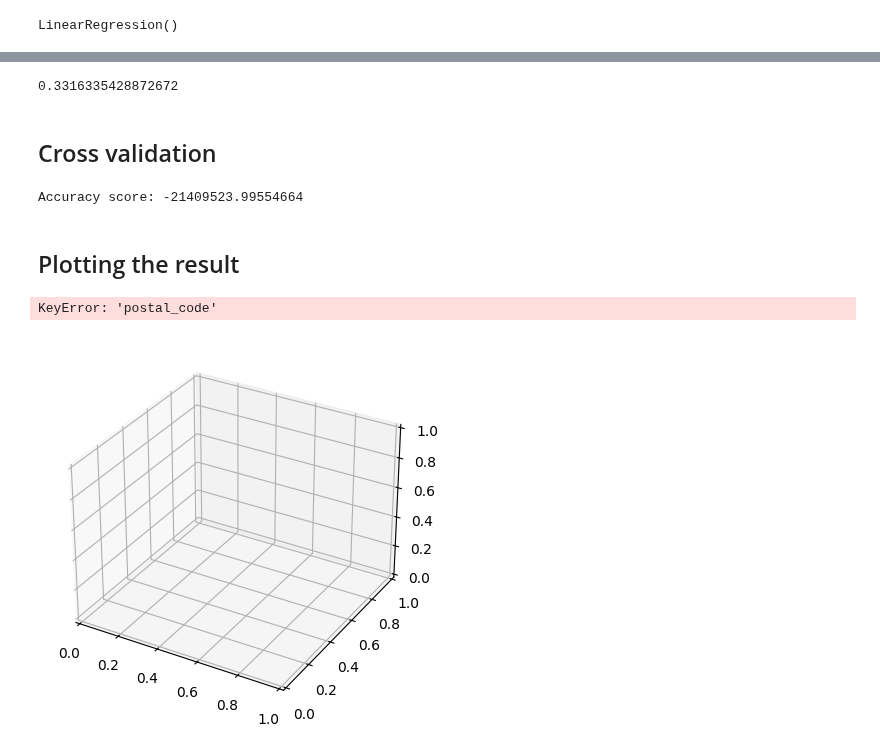
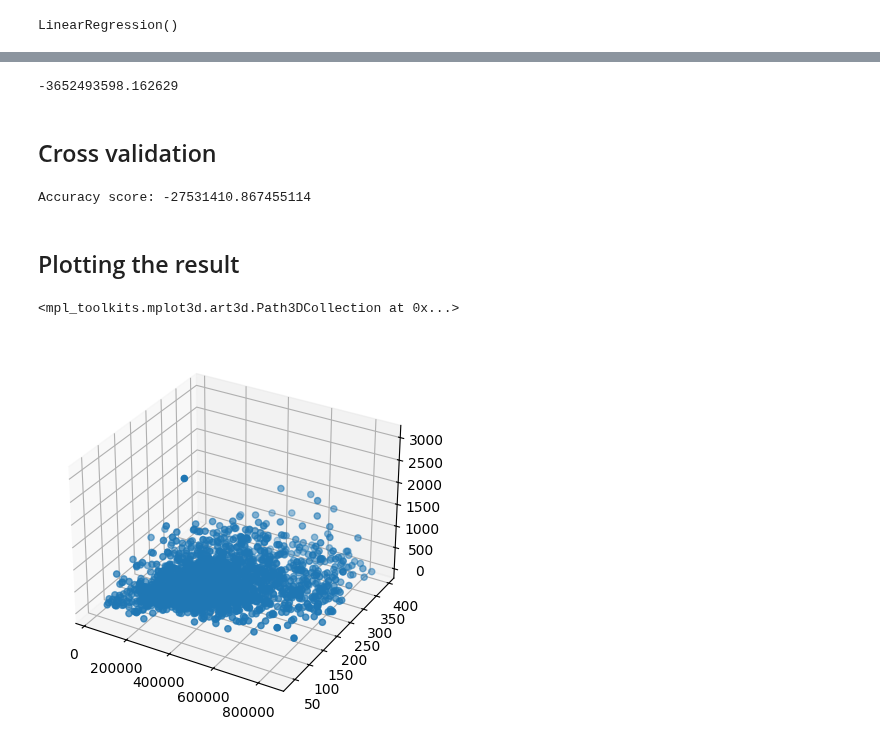
Before and after one commit to semdeleer/immo-eliza-ml, a Jupyter notebook: cleaning/preprocessinPipeline.ipynb, the cells around one changed output, grey strips where cells are left out. Cells and saved outputs as stored; diff of their text form; code cells hidden in the pictures.

```diff
--- a/cleaning/preprocessinPipeline.ipynb
+++ b/cleaning/preprocessinPipeline.ipynb
@@ -46,7 +46,7 @@ def replace_outliers(df, columns):
         df.dropna(subset=[column], inplace=True)
     return df
 # %%
-lcolm = ["price"]
+lcolm = ["price", "surface_of_good"]
 house = replace_outliers(house,lcolm)
 # %%
 house['postal_code'] = house['postal_code'].astype(str).str[:2]
@@ -57,7 +57,7 @@ def drop_columns(df, clist):
     ndf = df.drop(columns=clist)
     return ndf
 # %%
-todropcolumns = ["property_id", "locality_name", "latitude", "longitude", "property_type", "type_of_sale", "main_city"]
+todropcolumns = ["property_id", "locality_name", "latitude", "longitude", "property_type", "type_of_sale", "main_city", "province"]
 nhouse = drop_columns(house, todropcolumns)
 # %%
 
@@ -98,7 +98,7 @@ def select_best(df, clistColumns, predict, k):
     return df[selected_columns]
 # %%
 clist = ["state_of_building", "property_subtype"]
-plist = ["province", "kitchen_type", "postal_code"]
+plist = ["kitchen_type", "postal_code"]
 chouse = transform_categorical2(nhouse, plist)
 chouse = tranform_label_encoder(chouse, clist)
 chouse = droping_null(chouse, "terrace")
@@ -135,8 +135,8 @@ X_train.head(5)
 def replace_NaN_Categorical(df, comlist):
     df[comlist] = df[comlist].fillna(0.0)
 # %%
-X_train = drop_columns(X_train, ["number_of_rooms", "furnished"])
-X_test = drop_columns(X_test, ["number_of_rooms", "furnished"])
+X_train = drop_columns(X_train, ["furnished", "number_of_rooms"])
+X_test = drop_columns(X_test, ["furnished", "number_of_rooms"])
 # %%
 def change_to_int(df, columnsname):
     for column in columnsname:
@@ -268,7 +279,7 @@ y_pred = regressor.predict(X_test)
 score = r2_score(y_test, y_pred)
 score
 # %% [output]
-0.3316335428872672
+-3652493598.162629
 # %% [markdown]
 ## Cross validation
 # %%
@@ -279,13 +290,13 @@ cv_pred = cross_val_predict(estimator=regressor, X=X_train, y=y_train, cv = 5)
 # %%
 print("Accuracy score:", r2_score(y_true=y_train, y_pred=cv_pred))
 # %% [output]
-Accuracy score: -21409523.99554664
+Accuracy score: -27531410.867455114
 # %% [markdown]
 ## Plotting the result
 # %%
 fig = plt.figure()
 ax = fig.add_subplot(111, projection='3d')
-ax.scatter(y_train['price'], X_train['living_area'], X_train['postal_code'])
+ax.scatter(y_train['price'], X_train['living_area'], X_train['garden_area'])
 # %% [output]
-KeyError: 'postal_code'
+<mpl_toolkits.mplot3d.art3d.Path3DCollection at 0x...>
-[figure, old version]
+[figure, new version]
```
Also changed, not shown: parts of 11 cells of this notebook, 1 other file.
